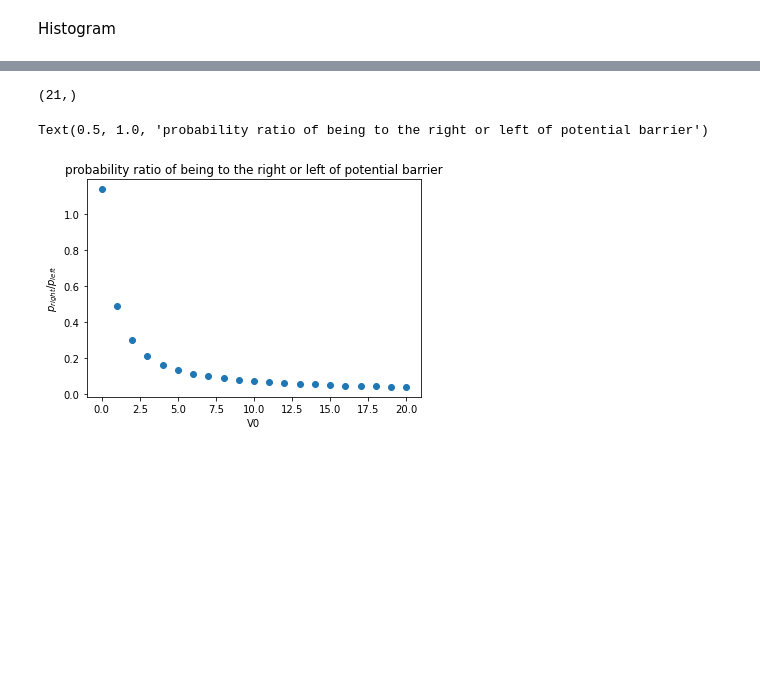
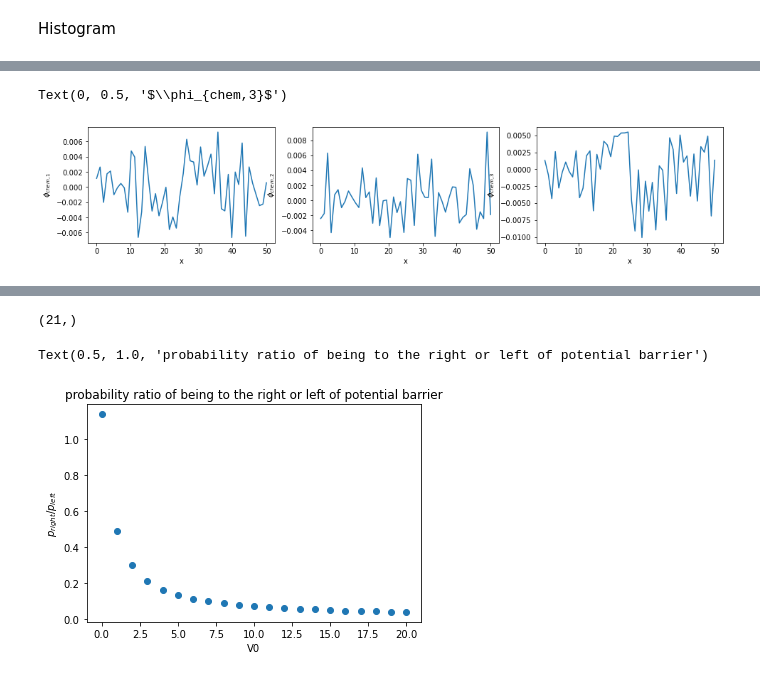
Before and after one commit to lea-byte/pdm, a Jupyter notebook: new_analysis.ipynb, the cells around one changed output, grey strips where cells are left out. Saved outputs shown, nothing was run; the diff lists cells and outputs as text; code cells hidden in the pictures; blank space fills up the shorter version.

```diff
--- a/new_analysis.ipynb
+++ b/new_analysis.ipynb
@@ -100,0 +164,24 @@ np.mean(data_time)
+# %%
+fluxchem1 = np.loadtxt("flux12.txt", dtype = float)
+
+fluxchem2 = np.loadtxt("flux13.txt", dtype = float)
+
+fluxchem3 = np.loadtxt("flux23.txt", dtype = float)
+
+x = np.linspace(0, 50, 50)
+
+fig,ax = plt.subplots(ncols=3,figsize=(16,3))
+ax[0].plot(x, fluxchem1)
+ax[0].set_ylabel(r'$\phi_{chem,1}$')
+ax[0].set_xlabel('x')
+ax[1].plot(x, fluxchem2)
+ax[1].set_xlabel('x')
+ax[1].set_ylabel(r'$\phi_{chem,2}$')
+ax[2].plot(x, fluxchem3)
+ax[2].set_xlabel('x')
+ax[2].set_ylabel(r'$\phi_{chem,3}$')
+
+#plt.savefig('C:\\Users\\leagr\\Documents\\PdM\\Figures\\3moves\\chem_flux_1inL50_00E_25_50_100__10^8.pdf',transparent=True,bbox_inches='tight')
+# %% [output]
+Text(0, 0.5, '$\\phi_{chem,3}$')
+[figure, added]
```
Also changed, not shown: parts of 10 cells of this notebook, 7 other files.
